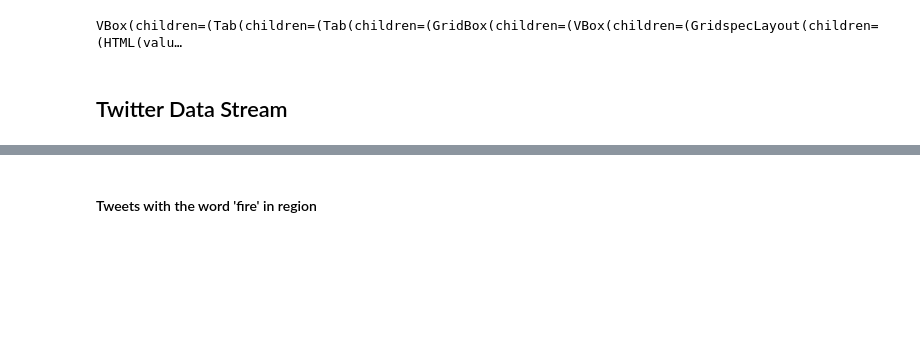
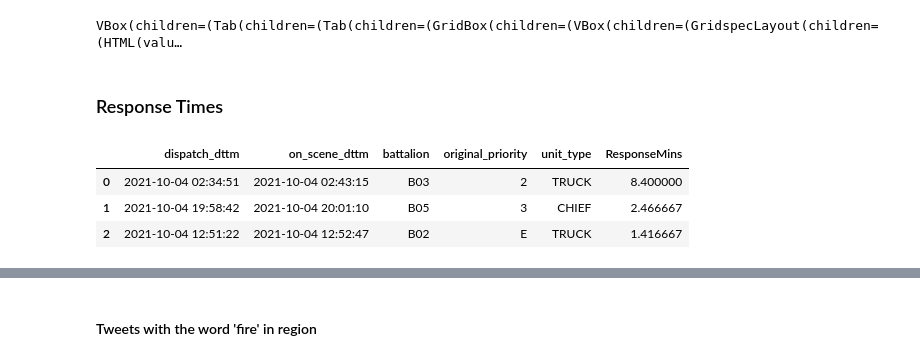
Before and after one commit to cat-tree/P125, a Jupyter notebook: EDA_Notebook.ipynb, the cells around one changed output, grey strips where cells are left out. Drawn from its saved outputs; the diff is of its cells as text; code cells hidden in the pictures; blank space fills up the shorter version.

```diff
--- a/EDA_Notebook.ipynb
+++ b/EDA_Notebook.ipynb
@@ -64,5 +75,22 @@ profile = ProfileReport(data, title="Fire Dept Calls for Service")
 profile.to_widgets()
 # %% [output]
 VBox(children=(Tab(children=(Tab(children=(GridBox(children=(VBox(children=(GridspecLayout(children=(HTML(valu…
-# %% [markdown]
-## Twitter Data Stream
+# %% [markdown]
+### Response Times
+# %%
+# Select relevant data needed for aggregation
+cols=['dispatch_dttm','on_scene_dttm','battalion','original_priority','unit_type' ]
+responseTimes=data[cols].copy()
+# Clean data - remove empty values
+responseTimes.dropna(inplace=True)
+# Clean data - convert data to date/time
+responseTimes['dispatch_dttm']= pd.to_datetime(responseTimes['dispatch_dttm'])
+responseTimes['on_scene_dttm']= pd.to_datetime(responseTimes['on_scene_dttm'])
+# Calculation - time from dispatch to on scene
+responseTimes['ResponseMins']=((responseTimes.on_scene_dttm - responseTimes.dispatch_dttm).dt.total_seconds())/60
+responseTimes.head(3)
+# %% [output]
+|  | dispatch_dttm | on_scene_dttm | battalion | original_priority | unit_type | ResponseMins |
+| 0 | 2021-10-04 02:34:51 | 2021-10-04 02:43:15 | B03 | 2 | TRUCK | 8.400000 |
+| 1 | 2021-10-04 19:58:42 | 2021-10-04 20:01:10 | B05 | 3 | CHIEF | 2.466667 |
+| 2 | 2021-10-04 12:51:22 | 2021-10-04 12:52:47 | B02 | E | TRUCK | 1.416667 |
```
Also changed, not shown: parts of 11 cells of this notebook.
